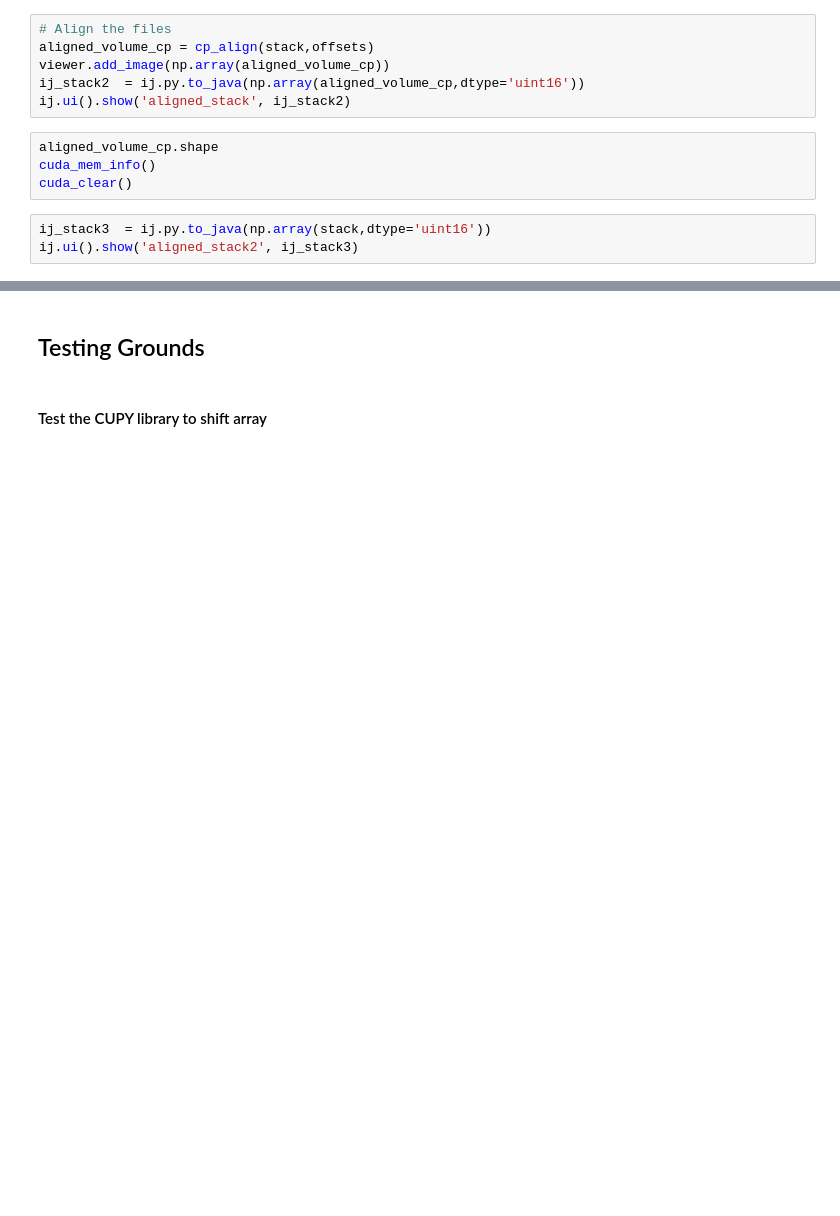
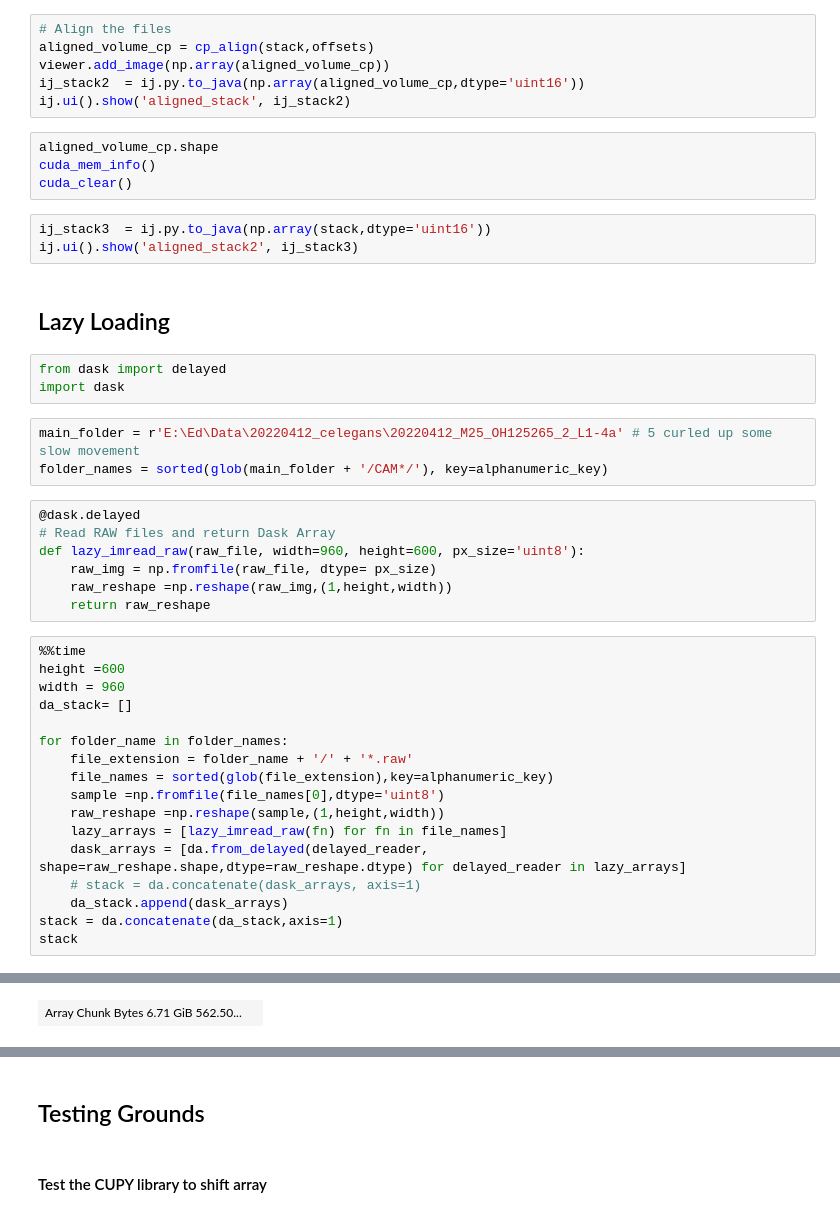
Before and after one commit to SaraLab-Group/m25-napari, a Jupyter notebook: notebooks/read_raw.ipynb, the cells around one changed output, grey strips where cells are left out. Cells and saved outputs as stored; diff of their text form; blank space fills up the shorter version.

Commit message:
lazy loader is 10x faster.

```diff
--- a/notebooks/read_raw.ipynb
+++ b/notebooks/read_raw.ipynb
@@ -230,3 +230,36 @@ cuda_clear()
 # %%
 ij_stack3  = ij.py.to_java(np.array(stack,dtype='uint16'))
 ij.ui().show('aligned_stack2', ij_stack3)
+# %% [markdown]
+## Lazy Loading
+# %%
+from dask import delayed
+import dask
+# %%
+main_folder = r'E:\Ed\Data\20220412_celegans\20220412_M25_OH125265_2_L1-4a' # 5 curled up some slow movement
+folder_names = sorted(glob(main_folder + '/CAM*/'), key=alphanumeric_key)
+# %%
+@dask.delayed
+# Read RAW files and return Dask Array
+def lazy_imread_raw(raw_file, width=960, height=600, px_size='uint8'):
+    raw_img = np.fromfile(raw_file, dtype= px_size)
+    raw_reshape =np.reshape(raw_img,(1,height,width))
+    return raw_reshape
+# %%
+%%time
+height =600
+width = 960
+da_stack= []
+
+for folder_name in folder_names:
+    file_extension = folder_name + '/' + '*.raw'
+    file_names = sorted(glob(file_extension),key=alphanumeric_key)
+    sample =np.fromfile(file_names[0],dtype='uint8')
+    raw_reshape =np.reshape(sample,(1,height,width))
+    lazy_arrays = [lazy_imread_raw(fn) for fn in file_names]
+    dask_arrays = [da.from_delayed(delayed_reader, shape=raw_reshape.shape,dtype=raw_reshape.dtype) for delayed_reader in lazy_arrays]
+    # stack = da.concatenate(dask_arrays, axis=1)
+    da_stack.append(dask_arrays)
+stack = da.concatenate(da_stack,axis=1)
+stack
+# %% [output]
@@ -232,0 +268 @@ ij.ui().show('aligned_stack2', ij_stack3)
+| Array Chunk Bytes 6.71 GiB 562.50... |  |
```
Also changed, not shown: parts of 17 cells of this notebook.
